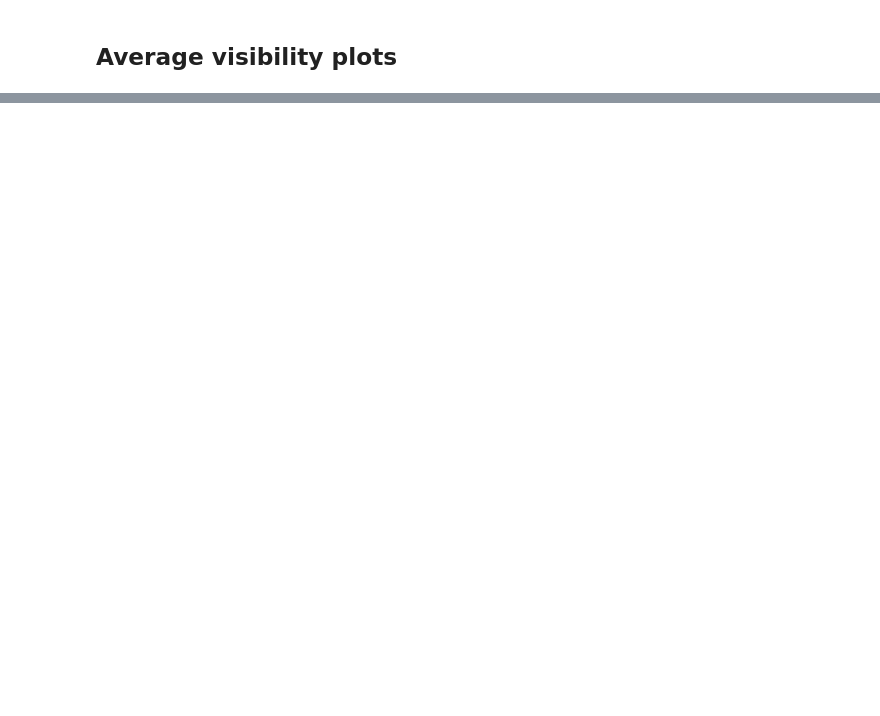
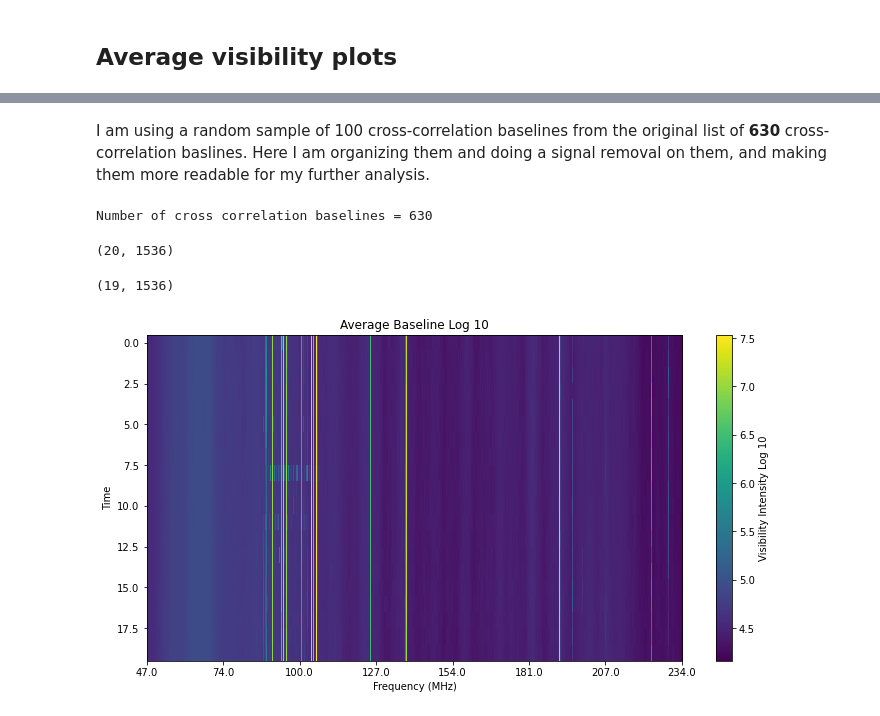
Before and after one commit to maria8ch/Phys434_BigData, a Jupyter notebook: lab78_Berres.ipynb, the cells around one changed output, grey strips where cells are left out. Saved outputs shown, nothing was run; the diff lists cells and outputs as text; code cells hidden in the pictures; blank space fills up the shorter version.

```diff
--- a/lab78_Berres.ipynb
+++ b/lab78_Berres.ipynb
@@ -293,13 +194,0 @@ plt.hist(vro2,bins=200);
-# %%
-bt=[]
-for j in range(len(rns)):
-        d = rm_bkg(uv.get_data(rns[j]))
-        bt.append(d)
-plt.subplots(figsize=(11,8.5))
-bt1=np.array(bt)
-bt1f=np.abs(bt1[:,:,800:1200]).flatten()
-vro3=bt1f
-vro3 = vro3[vro3 < 1e5]
-plt.yscale('log')
-#plt.hist(bt1f,bins=200);
-plt.hist(vro3,bins=200);
@@ -341,8 +194,0 @@ plt.title('Frequency cuts params');
-# %%
-plt.subplots(figsize=(11,8.5))
-plt.yscale('log')
-n,bins,p=plt.hist(avg1sr.flatten(),bins=200);
-#b=bins[:-1]-bins[:1]
-#plt.errorbar(b,n,yerr=5,elinewidth=1,linewidth=0)
-plt.xlabel('Visibility Magnitudes')
-plt.ylabel('Counts');
@@ -413,0 +195,6 @@ Write something
+# %% [markdown]
+I am using a random sample of 100 cross-correlation baselines from the original list of **630** cross-correlation baslines. Here I am organizing them and doing a signal removal on them, and making them more readable for my further analysis.
+# %%
+print('Number of cross correlation baselines =',len(ns))
+# %% [output]
+Number of cross correlation baselines = 630
@@ -413,0 +211,45 @@ Write something
+# %%
+#Average non-signal removed
+avg1=[]
+for i in range(20):
+    ma= []
+    for j in range(len(rns)):
+        sha = abs(uv.get_data(rns[j]))
+        ma.append(sha[i])
+    ma = np.array(ma)
+    mc=ma.mean(axis=0)
+    avg1.append(mc)
+avg1=np.array(avg1)
+avg1.shape
+# %% [output]
+(20, 1536)
+# %%
+#Average signal removed
+avg1sr=[]
+for i in range(19):
+    bt = []
+    for j in range(len(rns)):
+        d = abs(rm_bkg(uv.get_data(rns[j])))
+        bt.append(d[i])
+    bt = np.array(bt)
+    mc=bt.mean(axis=0)
+    avg1sr.append(mc)
+avg1sr=np.array(avg1sr)
+avg1sr.shape
+# %% [output]
+(19, 1536)
+# %%
+fig, axs = plt.subplots(1,1,figsize=(12,6))
+im = plt.imshow(np.log10(np.abs(avg1)),aspect='auto',interpolation='nearest')
+cbar = fig.colorbar(im,label='Visibility Intensity Log 10')
+freqs = uv.freq_array[0]*1e-6 #gets frequencies associated with each channel, in MHz
+axs.set_ylabel('Time')
+axs.set_xlabel('Frequency (MHz)')
+xticks = [int(i) for i in np.linspace(0,len(freqs)-1,8)]
+_ = axs.set_xticks(xticks)
+xticklabels = np.around(freqs[xticks],0)
+_ = axs.set_xticklabels(xticklabels)
+plt.title(f'Average Baseline Log 10')
+plt.show()
+# %% [output]
+[figure, added]
```
Also changed, not shown: parts of 49 cells of this notebook.
